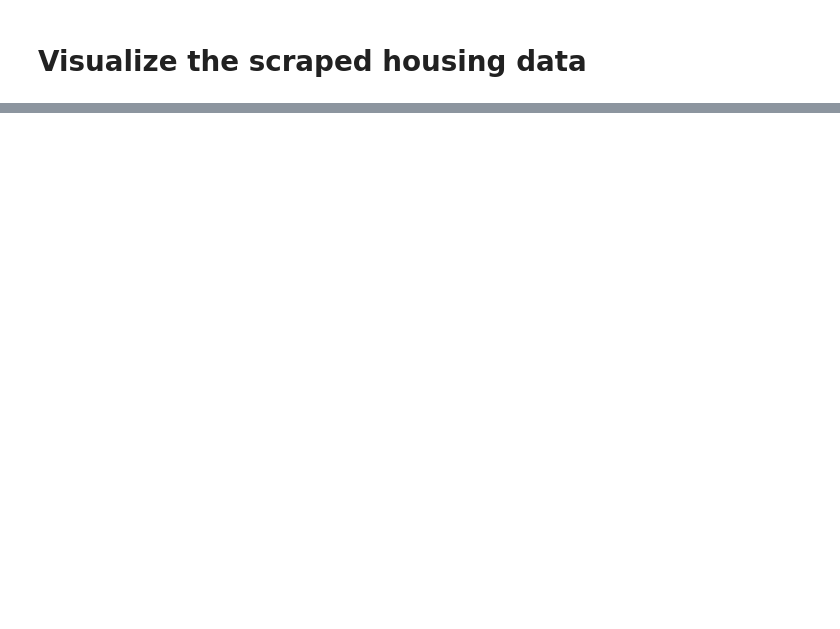
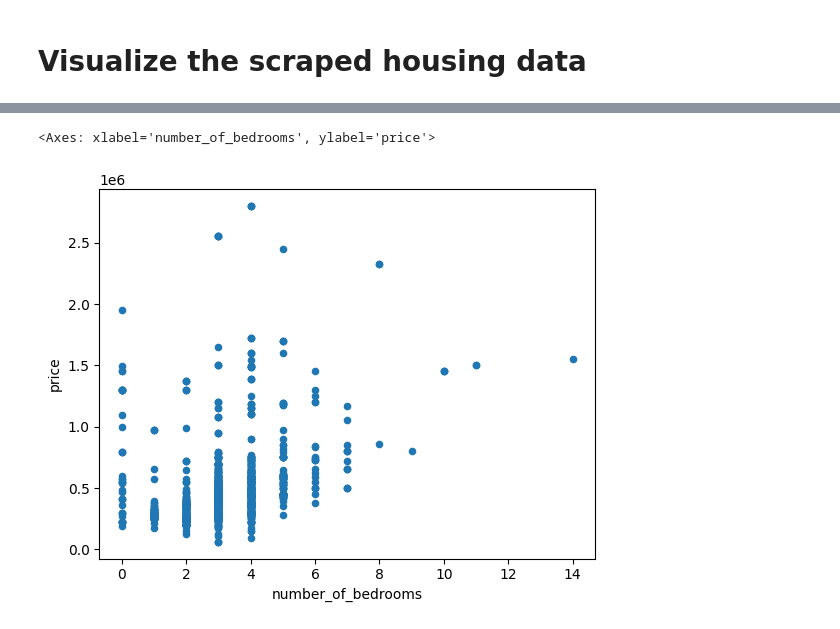
Before and after one commit to simonVP99/house_scraping_project, a Jupyter notebook: src/data_visualisation.ipynb, the cells around one changed output, grey strips where cells are left out. Cells and saved outputs as stored; diff of their text form; code cells hidden in the pictures; blank space fills up the shorter version.

```diff
--- a/src/data_visualisation.ipynb
+++ b/src/data_visualisation.ipynb
@@ -10,0 +179,6 @@ ModuleNotFoundError: No module named 'matplotlib'
+# %%
+df_subset = df.query('property_size < 20000')
+df_subset.plot(kind = 'scatter', x = 'number_of_bedrooms', y = 'price')
+# %% [output]
+<Axes: xlabel='number_of_bedrooms', ylabel='price'>
+[figure, added]
```
Also changed, not shown: parts of 13 cells of this notebook, 5 other files.
